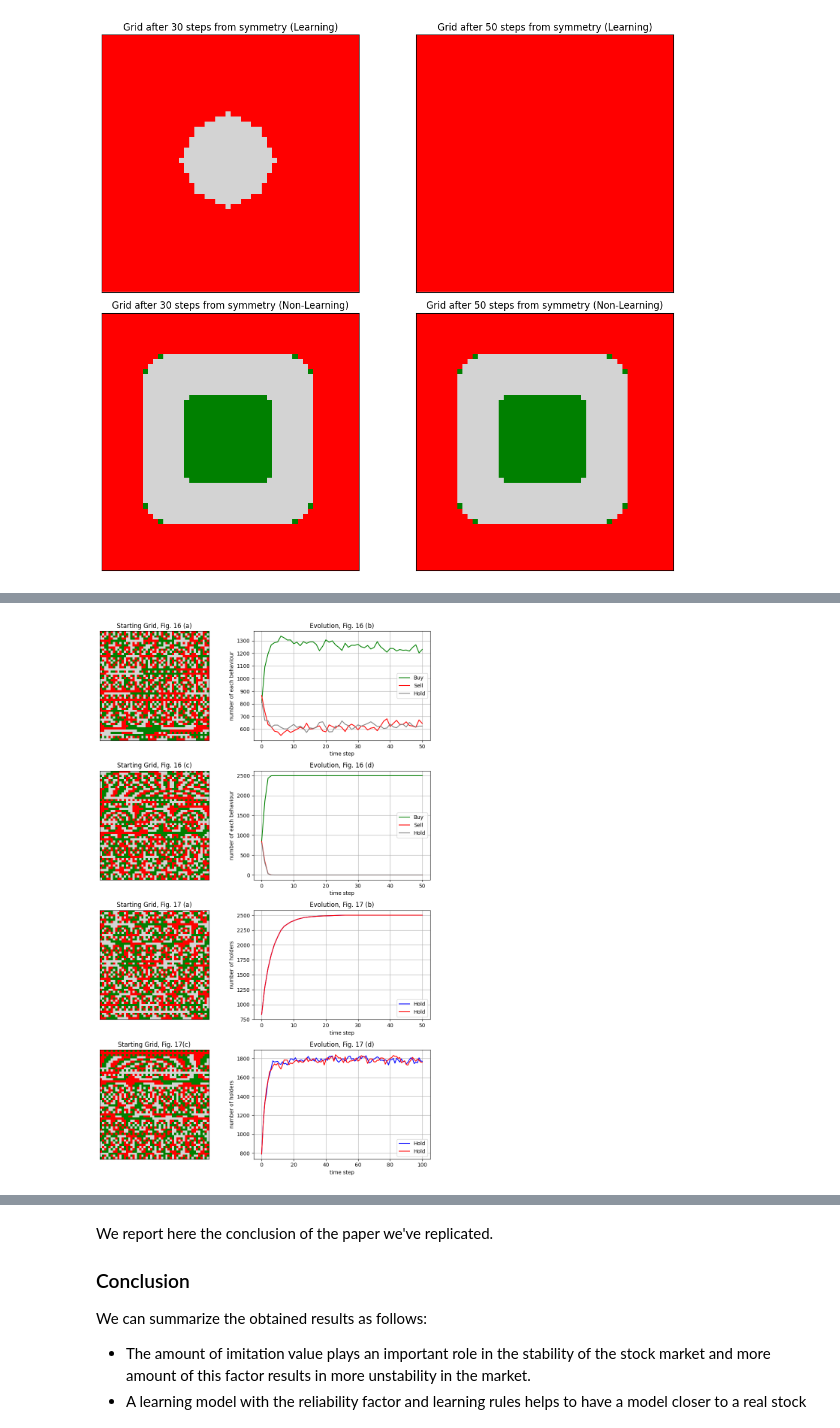
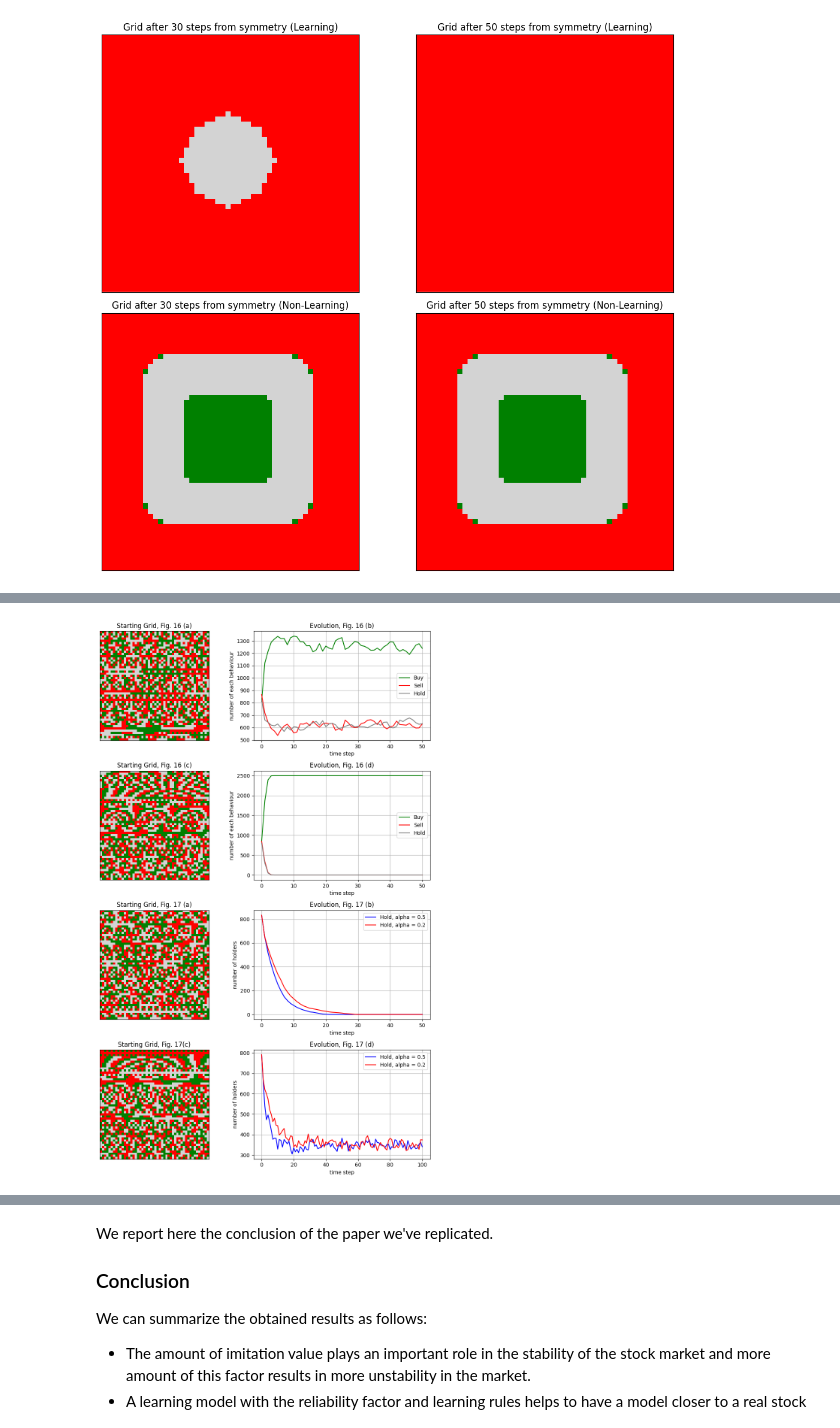
Before and after one commit to SaverioPCapra/python_defi_project, a Jupyter notebook: CA_implementations/paper3.ipynb, the cells around one changed output, grey strips where cells are left out. Saved outputs shown, nothing was run; the diff lists cells and outputs as text; code cells hidden in the pictures.

```diff
--- a/CA_implementations/paper3.ipynb
+++ b/CA_implementations/paper3.ipynb
@@ -398,8 +399,8 @@ class MarketSimulator2D_CLA:
                     local_counts_t_minus_1[grid_t_minus_1[ni, nj]] += 1
                     local_counts_t[grid_t[ni,nj]] += 1
 
-                # N(x) - N_{x, T_max}(t-1)
-                n_x_t_max = local_counts_t_minus_1[t_max_current]
+                # N(x) - N_{x, T_max}(t)
+                n_x_t_max = local_counts_t[t_max_current]
                 numerator = num_neighbors - n_x_t_max
 
                 # Iterate through each neighbor to calculate its specific reward/penalty
@@ -413,7 +414,7 @@ class MarketSimulator2D_CLA:
                     if neighbor_state_t == t_max_current:
                         chi = 1
                     # If neighbor was HOLD and HOLD was NOT the majority opinion
-                    elif neighbor_state_t == self.HOLD and t_max_current != self.HOLD:
+                    elif (neighbor_state_t == self.HOLD and t_max_current != self.HOLD) or (neighbor_state_t != self.HOLD and t_max_current == self.HOLD):
                         chi = -alpha
                     else:
                         chi = -(1 - alpha)
@@ -446,9 +447,10 @@ class MarketSimulator2D_CLA:
                 if majority_state == self.BUY:
                     probs = [P, (1 - P) * (0.5 + 0.5 * Mf), (1 - P) * (0.5 - 0.5 * Mf)]
                 elif majority_state == self.HOLD:
-                    probs = [(1 - P) * (0.5 - 0.5 * Mf), P, (1 - P) * (0.5 + 0.5 * Mf)]
+                    probs = [(1 - P) * (0.5 + 0.5 * Mf), P, (1 - P) * (0.5 - 0.5 * Mf)]
                 elif majority_state == self.SELL:
                     probs = [(1 - P + Mf) * 0.5, (1 - P + Mf) * 0.5, P - Mf]
+
 
             elif macro_info == 'none':
                 if majority_state == self.BUY:
@@ -563,7 +565,7 @@ class MarketSimulator2D_CLA:
         ax.set_xticks([])
         ax.set_yticks([])
 
-    def plot_hist(self, title=None, ax = None, only_holders = False, holders_color = "grey"):
+    def plot_hist(self, title=None, ax = None, only_holders = False, holders_color = "grey", hold_label = "Hold"):
 
         ax = ax
 
@@ -574,7 +576,7 @@ class MarketSimulator2D_CLA:
             ax.plot(self.history["buy"], label="Buy", color='green')
             ax.plot(self.history["sell"], label="Sell", color=  'red')
 
-        ax.plot(self.history["hold"], label="Hold", color = holders_color)
+        ax.plot(self.history["hold"], color = holders_color, label = hold_label)
 
         ax.set_xlabel('time step')
 
@@ -1672,12 +1674,14 @@ matrix_D = [[-1, -1,  1, -1,  1, -1,  1, -1,  1, -1,  1, -1,  1, -1,  1, -1,
          1,  0]]
 # %%
 fig, axs = plt.subplots(4,2,figsize = (10,15))
+
+np.random.seed(444)
 
 model = MarketSimulator2D_CLA(50, False)
 
 # Figure 16 (a)
-
-model.grid = np.array(matrix_A)
+model.grid = np.array(matrix_A, dtype=int)
+# model.grid = model.create_random_grid()
 model.plot_grid(ax = axs[0,0], title = "Starting Grid, Fig. 16 (a)")
 
 model.run_simulation(num_steps=50,
@@ -1690,9 +1694,9 @@ model.run_simulation(num_steps=50,
 
 model.plot_hist(ax = axs[0,1], title = "Evolution, Fig. 16 (b)")
 
-# Figure 16 (b)
-
-model.grid = np.array(matrix_B)
+# # Figure 16 (b)
+model.grid = np.array(matrix_B, dtype=int)
+# model.grid = model.create_random_grid()
 model.plot_grid(ax = axs[1,0], title = "Starting Grid, Fig. 16 (c)")
 
 model.run_simulation(num_steps=50,
@@ -1706,64 +1710,67 @@ model.run_simulation(num_steps=50,
 model.plot_hist(ax = axs[1,1], title = "Evolution, Fig. 16 (d)")
 
 # Figure 17 (a)
-
-model.grid = np.array(matrix_C)
+model.grid = np.array(matrix_C, dtype=int)
+# model.grid = model.create_random_grid()
 grid = model.grid.copy()
 
 model.plot_grid("Starting Grid, Fig. 17 (a)", ax = axs[2,0])
+
+very_small_positive_number = sys.float_info.min
 
 model.run_simulation(num_steps=50,
                     P =1,
                     alpha= 0.5,
                     theta= 0.02,
-                    initial_mf= 0,
+                    initial_mf= very_small_positive_number,
                     mf_volatility= 0,
                     generate_new_grid = False)
 
-model.plot_hist(holders_color= "blue", only_holders= True, ax = axs[2,1], title = "Evolution, Fig. 17 (b)")
+model.plot_hist(holders_color= "blue", only_holders= True, ax = axs[2,1], title = "Evolution, Fig. 17 (b)", hold_label= "Hold, alpha = 0.5")
 
 model.grid = grid
 model.run_simulation(num_steps=50,
                     P =1,
                     alpha= 0.2,
                     theta= 0.02,
-                    initial_mf= 0,
+                    initial_mf= very_small_positive_number,
                     mf_volatility= 0,
                     generate_new_grid = False)
 
-model.plot_hist(holders_color= "red", only_holders= True, ax = axs[2,1], title = "Evolution, Fig. 17 (b)")
+model.plot_hist(holders_color= "red", only_holders= True, ax = axs[2,1], title = "Evolution, Fig. 17 (b)", hold_label= "Hold, alpha = 0.2")
 
 # Figure 17 (b)
 
-model.grid = np.array(matrix_D)
+model.grid = np.array(matrix_D, dtype=int)
+# model.grid = model.create_random_grid()
 grid = model.grid.copy()
 
 model.plot_grid(ax = axs[3,0], title = "Starting Grid, Fig. 17(c)")
 
 model.run_simulation(num_steps=100,
                     P =0.75,
                     alpha= 0.5,
                     theta= 0.02,
-                    initial_mf= 0,
+                    initial_mf= very_small_positive_number,
                     mf_volatility= 0,
                     generate_new_grid = False)
 
-model.plot_hist(holders_color= "blue", only_holders= True, ax = axs[3,1], title = "Starting Grid, Fig. 17 (d)")
+model.plot_hist(holders_color= "blue", only_holders= True, ax = axs[3,1], title = "Evolution, Fig. 17 (d)", hold_label= "Hold, alpha = 0.5")
 
 model.grid = grid
 model.run_simulation(num_steps=100,
                     P =0.75,
                     alpha= 0.2,
                     theta= 0.02,
-                    initial_mf= 0,
+                    initial_mf= very_small_positive_number,
                     mf_volatility= 0,
                     generate_new_grid = False)
 
-model.plot_hist(holders_color= "red", only_holders= True, ax = axs[3,1], title = "Evolution, Fig. 17 (d)")
+model.plot_hist(holders_color= "red", only_holders= True, ax = axs[3,1], title = "Evolution, Fig. 17 (d)", hold_label= "Hold, alpha = 0.2")
 
 plt.tight_layout()
 # %% [output]
-[figure, old version]
+[figure, new version]
 # %% [markdown]
 ### Original Figures 16 and 17
 
```
Also changed, not shown: parts of 6 cells of this notebook, 1 other file.
